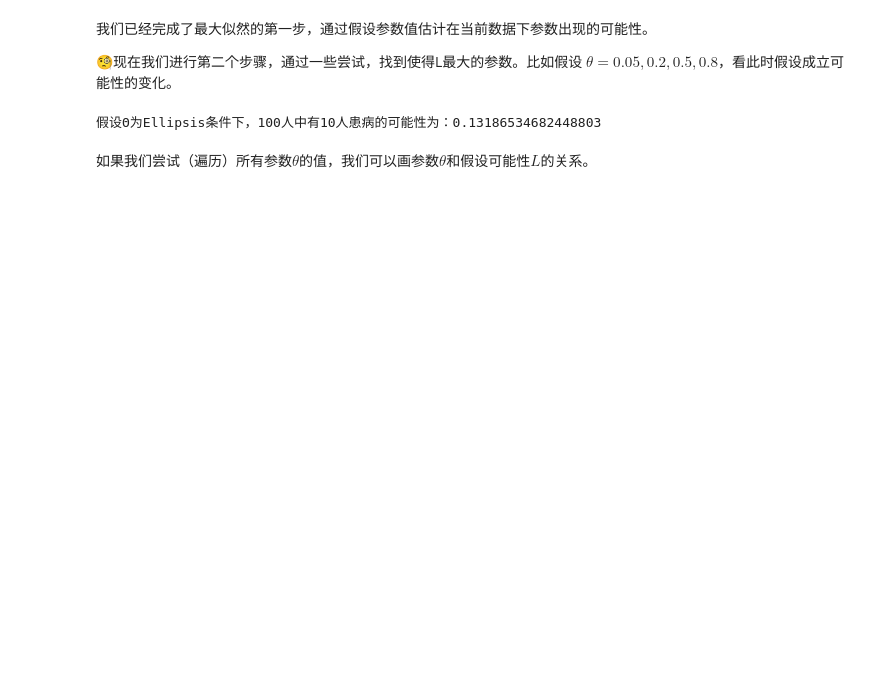
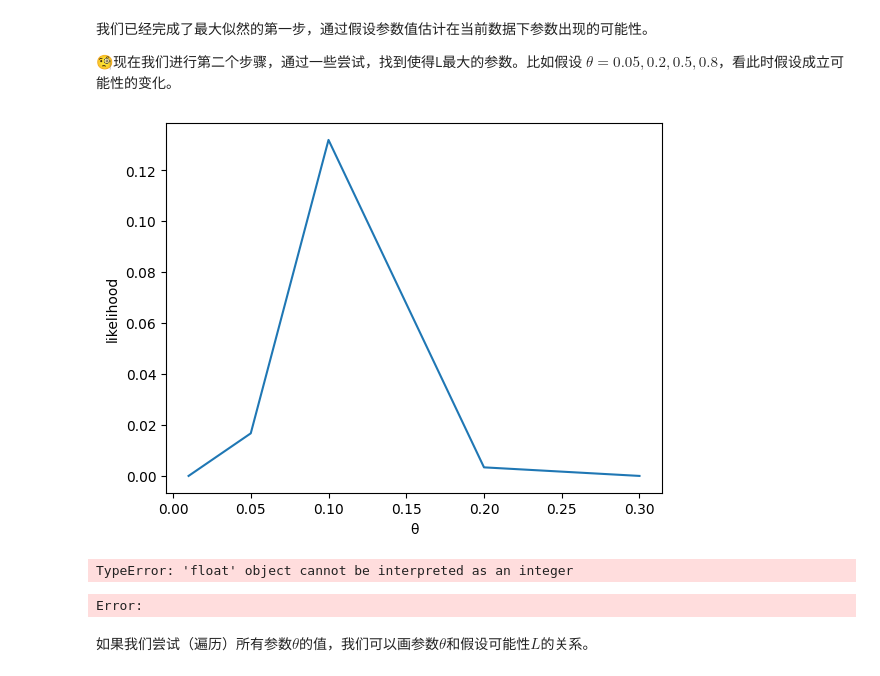
Before and after one commit to Utenna/PyBayesian, a Jupyter notebook: pan/Wanke_0403.ipynb, the cells around one changed output. Drawn from its saved outputs; the diff is of its cells as text; code cells hidden in the pictures; blank space fills up the shorter version.

```diff
--- a/pan/Wanke_0403.ipynb
+++ b/pan/Wanke_0403.ipynb
@@ -51,7 +51,19 @@ print(f"假设Θ为{theta}条件下，100人中有10人患病的可能性为：{
 theta = ... # 请尝试不同的 θ假设
 beta = 10
 n = 100
-L = binom.pmf(10,100,0.1)
+L = binom.pmf(beta,n,theta)
 print(f"假设Θ为{theta}条件下，100人中有10人患病的可能性为：{L}")
-# %% [output]
-假设Θ为Ellipsis条件下，100人中有10人患病的可能性为：0.13186534682448803
+# %%
+# 尝试画出不同θ条件下的似然值
+theta = [0.01,0.05,0.1,0.2,0.3]
+beta = 10
+n = 100
+L = binom.pmf(beta,n,theta)
+
+fig, ax = plt.subplots()
+ax.plot(theta,L)
+plt.xlabel("θ")
+plt.ylabel("likelihood")
+plt.show()
+# %% [output]
+[figure, added]
@@ -58,3 +85,21 @@ print(f"假设Θ为{theta}条件下，100人中有10人患病的可能性为：{
+# %%
+# 随着参数越来越多，我们可以发现一些规律
+k = [10,20,50,100,200,500,100]
+
+
+fig, ax = plt.subplots()
+for i in k:
+  theta = np.linspace(0,1,i)
+  beta = 10
+  n = 100
+  L = binom.pmf(beta,n,theta)
+
+  ax.plot(theta,L)
+  plt.xlabel("θ")
+  plt.ylabel("likelihood")
+# %% [output]
+TypeError: 'float' object cannot be interpreted as an integer
+Error:
 # %% [markdown]
 如果我们尝试（遍历）所有参数$\theta$的值，我们可以画参数$\theta$和假设可能性$L$的关系。
 # %%
```
Also changed, not shown: parts of 4 cells of this notebook.
